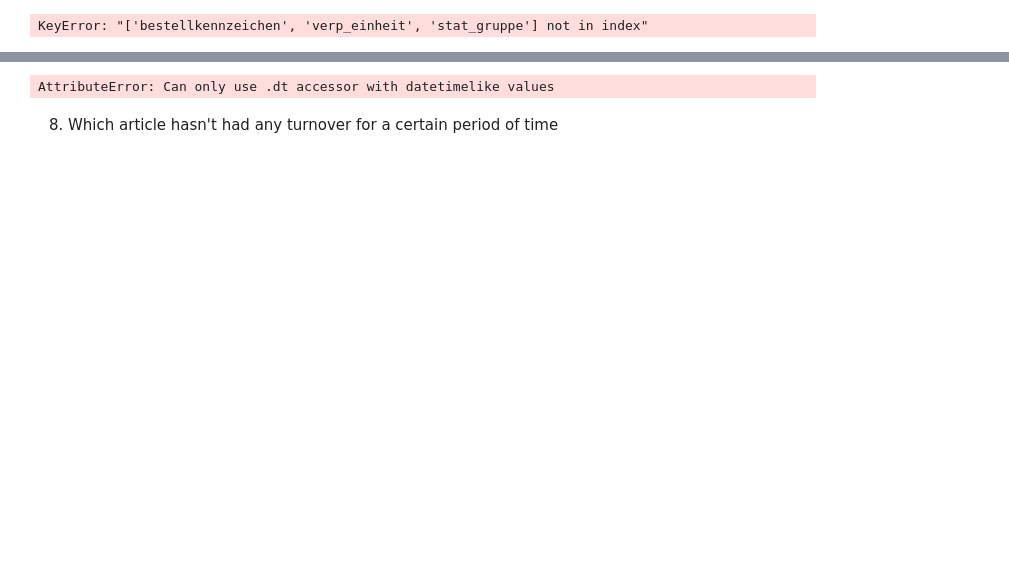
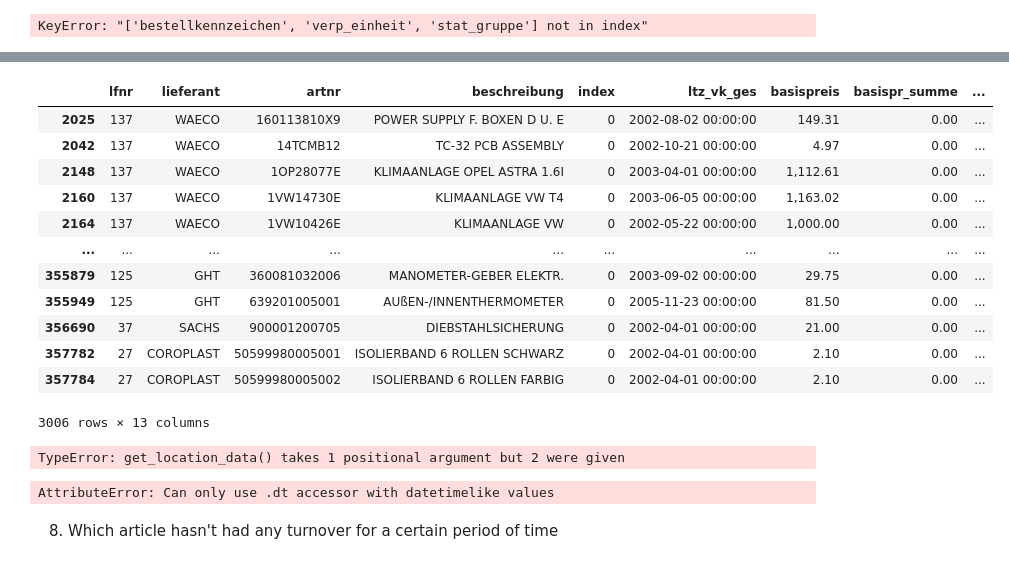
Before and after one commit to capstone-kueblbeck/capstone-kueblbeck, a Jupyter notebook: coding/gina_pn.ipynb, the cells around one changed output, grey strips where cells are left out. Drawn from its saved outputs; the diff is of its cells as text; code cells hidden in the pictures; blank space fills up the shorter version.

```diff
--- a/coding/gina_pn.ipynb
+++ b/coding/gina_pn.ipynb
@@ -286,3 +137,61 @@ ros_vk
+# %%
+import pandas as pd
+
+def get_location_data(location, year):
+    columns = ['lfnr', 'lieferant', 'artnr', 'beschreibung', 'index',
+               'ltz_vk_ges', 'basispreis', 'basispr_summe', 'gesamt_lager']
+
+    location_columns = columns + [f'{location.lower()}_lager',
+                                   f'ltz_vk_{location.lower()}',
+                                   'gesamt_vk',
+                                   f'{location.lower()}_vk']
+
+    filtered_data = df_master[location_columns]
+    filtered_data = filtered_data[(filtered_data['gesamt_lager'] == 0) & (filtered_data[f'{location.lower()}_lager'] == 0)]
+
+    # Convert the ltz_vk column to datetime
+    filtered_data[f'ltz_vk_{location.lower()}'] = pd.to_datetime(filtered_data[f'ltz_vk_{location.lower()}'], errors='coerce')
+
+    filtered_data = filtered_data[filtered_data[f'ltz_vk_{location.lower()}'].dt.year == year]
+
+    return filtered_data
+
+
+location_data = get_location_data('WEN', 2002)
+location_data
+# %% [output]
+|  | lfnr | lieferant | artnr | beschreibung | index | ltz_vk_ges | basispreis | basispr_summe | ... |
+| 2025 | 137 | WAECO | 160113810X9 | POWER SUPPLY F. BOXEN D U. E | 0 | 2002-08-02 00:00:00 | 149.31 | 0.00 | ... |
+| 2042 | 137 | WAECO | 14TCMB12 | TC-32 PCB ASSEMBLY | 0 | 2002-10-21 00:00:00 | 4.97 | 0.00 | ... |
+| 2148 | 137 | WAECO | 1OP28077E | KLIMAANLAGE OPEL ASTRA 1.6I | 0 | 2003-04-01 00:00:00 | 1,112.61 | 0.00 | ... |
+| 2160 | 137 | WAECO | 1VW14730E | KLIMAANLAGE VW T4 | 0 | 2003-06-05 00:00:00 | 1,163.02 | 0.00 | ... |
+| 2164 | 137 | WAECO | 1VW10426E | KLIMAANLAGE VW | 0 | 2002-05-22 00:00:00 | 1,000.00 | 0.00 | ... |
+| ... | ... | ... | ... | ... | ... | ... | ... | ... | ... |
+| 355879 | 125 | GHT | 360081032006 | MANOMETER-GEBER ELEKTR. | 0 | 2003-09-02 00:00:00 | 29.75 | 0.00 | ... |
+| 355949 | 125 | GHT | 639201005001 | AUßEN-/INNENTHERMOMETER | 0 | 2005-11-23 00:00:00 | 81.50 | 0.00 | ... |
+| 356690 | 37 | SACHS | 900001200705 | DIEBSTAHLSICHERUNG | 0 | 2002-04-01 00:00:00 | 21.00 | 0.00 | ... |
+| 357782 | 27 | COROPLAST | 50599980005001 | ISOLIERBAND 6 ROLLEN SCHWARZ | 0 | 2002-04-01 00:00:00 | 2.10 | 0.00 | ... |
+| 357784 | 27 | COROPLAST | 50599980005002 | ISOLIERBAND 6 ROLLEN FARBIG | 0 | 2002-04-01 00:00:00 | 2.10 | 0.00 | ... |
+3006 rows × 13 columns
+# %%
+def get_location_data(location):
+    columns = ['lfnr', 'lieferant', 'artnr', 'beschreibung', 'index',
+               'ltz_vk_ges', 'basispreis', 'basispr_summe', 'gesamt_lager']
+
+    location_columns = columns + [f'{location.lower()}_lager',
+                                   f'ltz_vk_{location.lower()}',
+                                   'gesamt_vk',
+                                   f'{location.lower()}_vk']
+    filtered_data = df_master[location_columns]
+    filtered_data = filtered_data[(filtered_data['gesamt_lager'] != 0) & (filtered_data[f'{location.lower()}_lager'] != 0)]
+    filtered_data = filtered_data[filtered_data[f'ltz_vk_{location.lower()}'].dt.year == year]
+
+    return filtered_data
+
+location_data = get_location_data('WEN', 2018) # INPUT HERE
+location_data
+# %% [output]
+TypeError: get_location_data() takes 1 positional argument but 2 were given
 # %%
 WEN = df_master[['lfnr', 'lieferant', 'artnr', 'beschreibung', 'index', 'ltz_vk_ges',
        'basispreis', 'basispr_summe', 'gesamt_lager', 'wen_lager',
```
Also changed, not shown: parts of 5 cells of this notebook.
